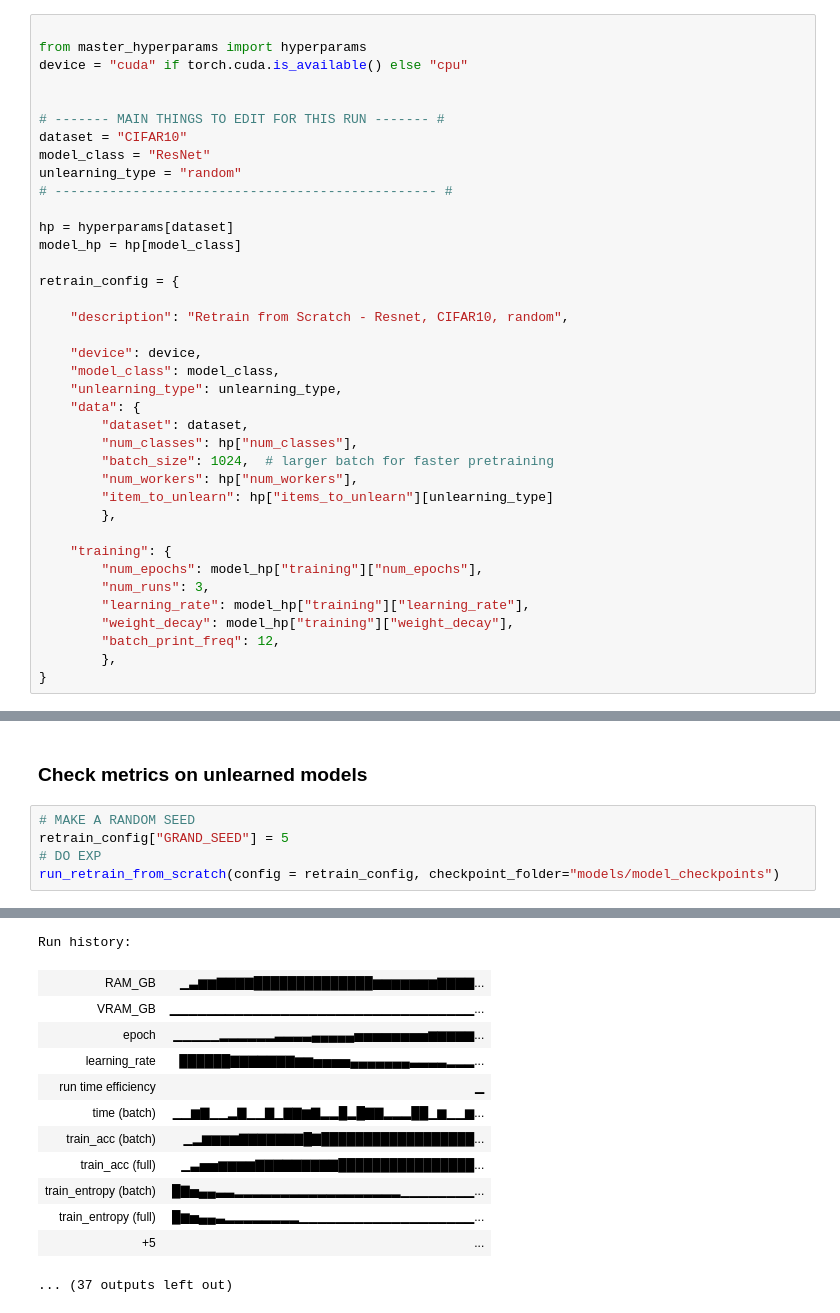
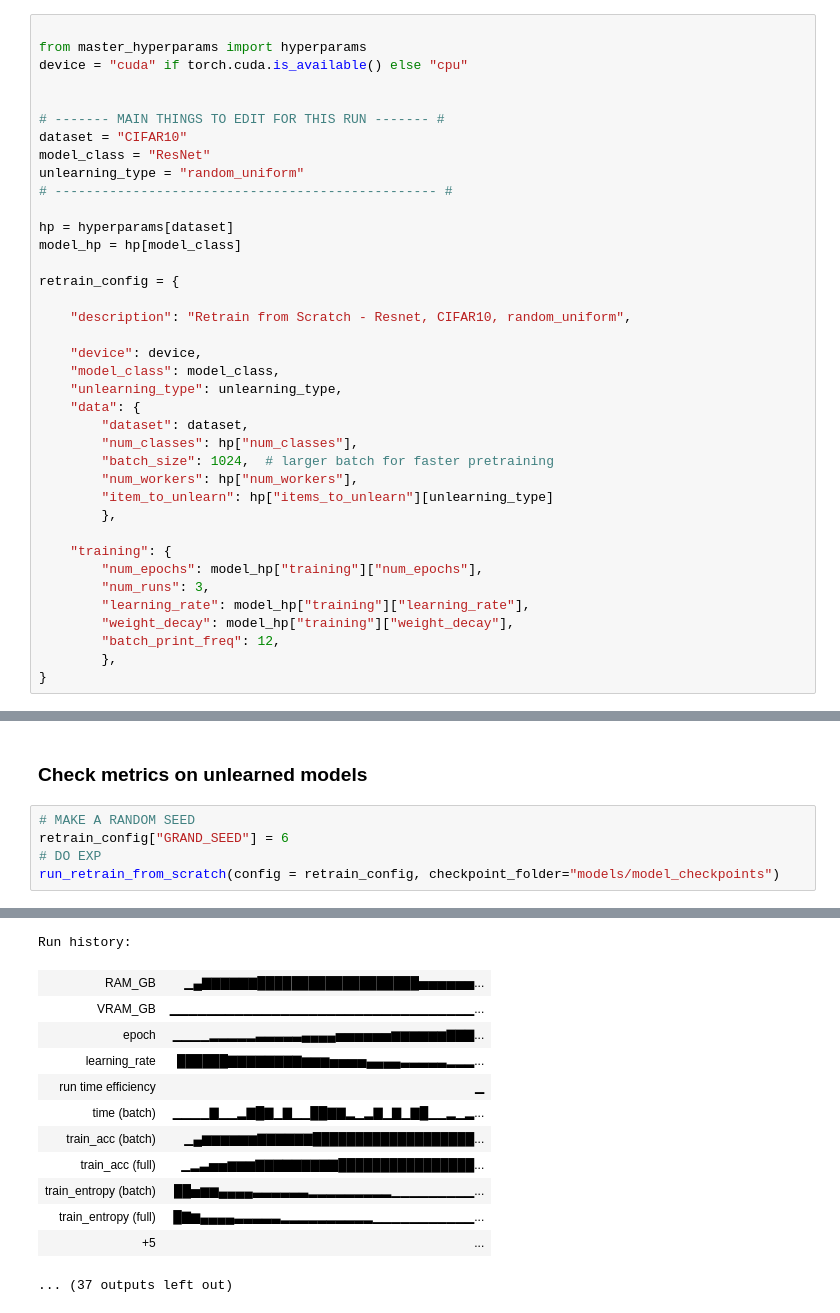
Before and after one commit to probabilistic-adaptation/verifying_unlearning_2026, a Jupyter notebook: master_retrain_from_scratch.ipynb, the cells around one changed output, grey strips where cells are left out. Drawn from its saved outputs; the diff is of its cells as text.

```diff
--- a/master_retrain_from_scratch.ipynb
+++ b/master_retrain_from_scratch.ipynb
@@ -44,7 +44,7 @@ device = "cuda" if torch.cuda.is_available() else "cpu"
 # ------- MAIN THINGS TO EDIT FOR THIS RUN ------- #
 dataset = "CIFAR10"
 model_class = "ResNet"
-unlearning_type = "random"
+unlearning_type = "random_uniform"
 # ------------------------------------------------- #
 
 hp = hyperparams[dataset]
@@ -52,7 +52,7 @@ model_hp = hp[model_class]
 
 retrain_config = {
 
-    "description": "Retrain from Scratch - Resnet, CIFAR10, random",
+    "description": "Retrain from Scratch - Resnet, CIFAR10, random_uniform",
 
     "device": device,
     "model_class": model_class,
@@ -213,7 +213,7 @@ def run_retrain_from_scratch(config, checkpoint_folder):
 ### Check metrics on unlearned models
 # %%
 # MAKE A RANDOM SEED
-retrain_config["GRAND_SEED"] = 5
+retrain_config["GRAND_SEED"] = 6
 # DO EXP
 run_retrain_from_scratch(config = retrain_config, checkpoint_folder="models/model_checkpoints")
 # %% [output]
@@ -260,15 +260,15 @@ Epoch 100 | LR: 1.2e-06 | RAM: 2.06GB | VRAM: 7.08GB | Weight Norm: 69.181
 wandb: ERROR The nbformat package was not found. It is required to save notebook history.
 [interactive output not drawn]
 Run history:
-| RAM_GB | ▁▃▆▆▇▇▇▇██████████████▆▆▆▆▆▆▆▇▇▇▇... |
+| RAM_GB | ▁▄▇▇▇▇▇▇███████████████████▅▅▅▅▅▅... |
 | VRAM_GB | ▁▁▁▁▁▁▁▁▁▁▁▁▁▁▁▁▁▁▁▁▁▁▁▁▁▁▁▁▁▁▁▁▁... |
-| epoch | ▁▁▁▁▁▂▂▂▂▂▂▃▃▃▃▄▄▄▄▄▅▅▅▅▅▅▅▅▆▆▆▆▆... |
-| learning_rate | ██████▇▇▇▇▇▇▇▆▆▅▅▅▅▄▄▄▄▄▄▄▃▃▃▃▂▂▂... |
+| epoch | ▁▁▁▁▂▂▂▂▂▃▃▃▃▃▄▄▄▄▅▅▅▅▅▅▆▆▆▆▆▆▇▇▇... |
+| learning_rate | ██████▇▇▇▇▇▇▇▇▆▆▆▅▅▅▅▄▄▄▄▃▃▃▃▃▂▂▂... |
 | run time efficiency | ▁ |
-| time (batch) | ▁▁▆▇▁▁▂▇▁▁▇▁▇▇▆▇▂▂█▂█▇▇▂▂▂██▁▆▁▁▆... |
-| train_acc (batch) | ▁▂▆▆▆▆▇▇▇▇▇▇▇█▇██████████████████... |
-| train_acc (full) | ▁▃▅▅▆▆▆▆▇▇▇▇▇▇▇▇▇████████████████... |
-| train_entropy (batch) | █▇▅▄▄▃▃▂▂▂▂▂▂▂▂▂▂▂▂▂▂▂▂▂▂▁▁▁▁▁▁▁▁... |
-| train_entropy (full) | █▆▅▄▄▃▂▂▂▂▂▂▂▂▁▁▁▁▁▁▁▁▁▁▁▁▁▁▁▁▁▁▁... |
+| time (batch) | ▁▁▁▁▇▁▁▂▇█▇▁▇▁▁██▇▇▂▁▂▇▁▇▁▇█▁▁▂▁▂... |
+| train_acc (batch) | ▁▄▆▆▆▆▆▆▇▇▇▇▇▇███████████████████... |
+| train_acc (full) | ▁▂▃▅▅▆▆▆▇▇▇▇▇▇▇▇▇████████████████... |
+| train_entropy (batch) | ██▅▆▆▄▄▄▄▃▃▃▃▃▃▂▂▂▂▂▂▂▂▂▁▁▁▁▁▁▁▁▁... |
+| train_entropy (full) | █▇▆▄▄▄▄▃▃▃▃▃▂▂▂▂▂▂▂▂▂▂▁▁▁▁▁▁▁▁▁▁▁... |
 | +5 | ... |
 ... (37 outputs left out)
```
Also changed, not shown: parts of 1 cell of this notebook, 50 other files.
